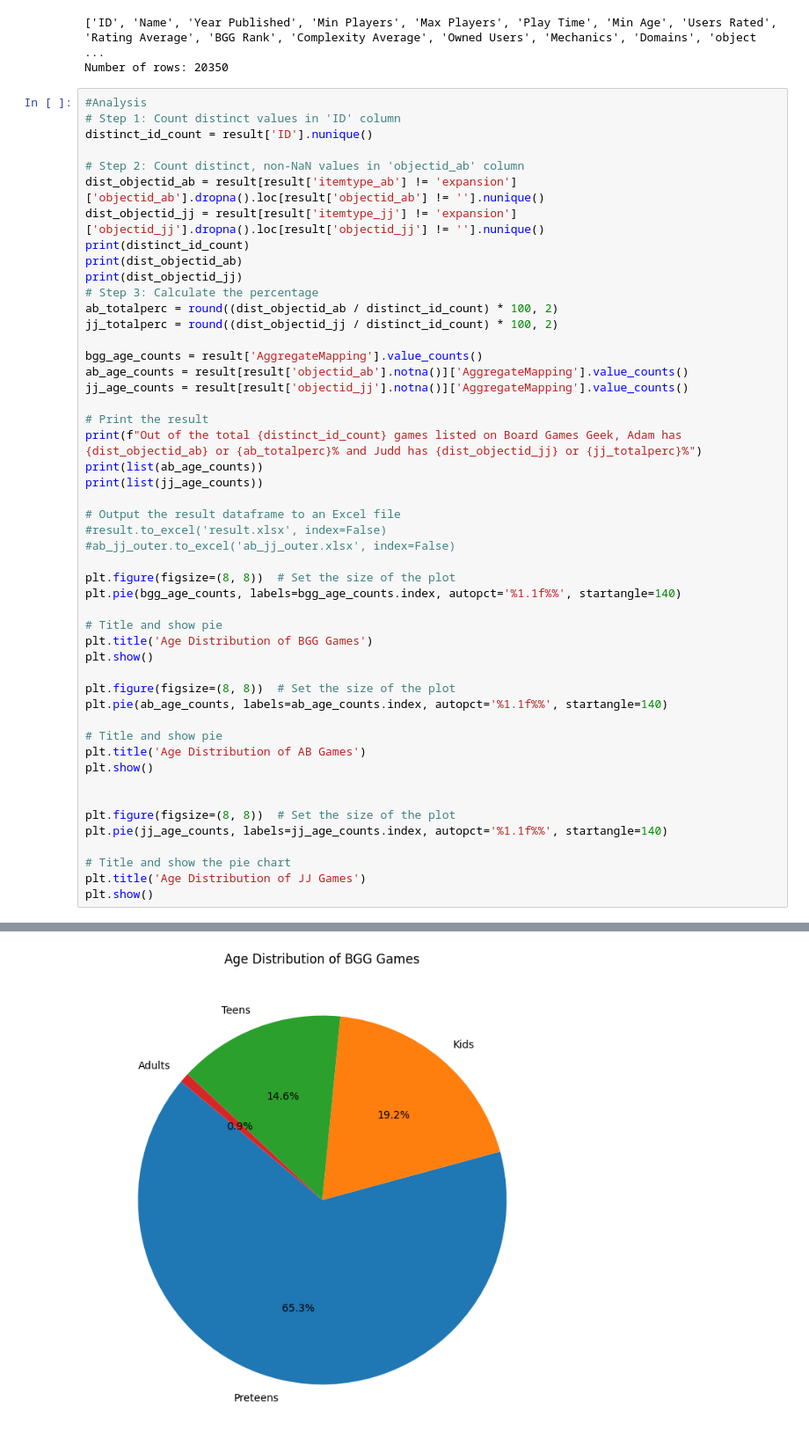
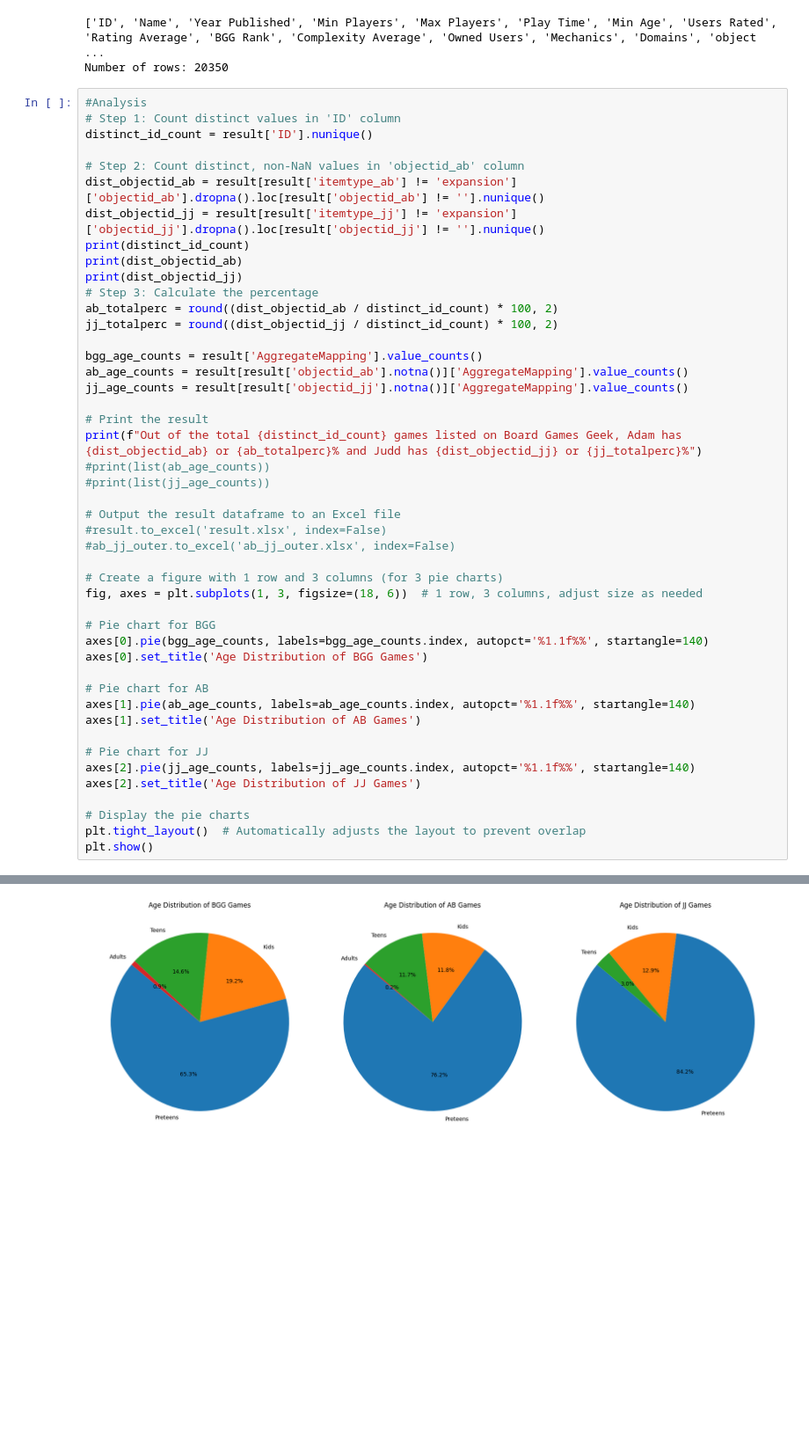
Before and after one commit to tanis2116/Board_Game_Analysis, a Jupyter notebook: Board Game Analsyis.ipynb, the cells around one changed output, grey strips where cells are left out. Shown at 88% size. Drawn from its saved outputs; the diff is of its cells as text; blank space fills up the shorter version.

```diff
--- a/Board Game Analsyis.ipynb
+++ b/Board Game Analsyis.ipynb
@@ -82,34 +82,31 @@ jj_age_counts = result[result['objectid_jj'].notna()]['AggregateMapping'].value_
 
 # Print the result
 print(f"Out of the total {distinct_id_count} games listed on Board Games Geek, Adam has {dist_objectid_ab} or {ab_totalperc}% and Judd has {dist_objectid_jj} or {jj_totalperc}%")
-print(list(ab_age_counts))
-print(list(jj_age_counts))
+#print(list(ab_age_counts))
+#print(list(jj_age_counts))
 
 # Output the result dataframe to an Excel file
 #result.to_excel('result.xlsx', index=False)
 #ab_jj_outer.to_excel('ab_jj_outer.xlsx', index=False)
 
-plt.figure(figsize=(8, 8))  # Set the size of the plot
-plt.pie(bgg_age_counts, labels=bgg_age_counts.index, autopct='%1.1f%%', startangle=140)
+# Create a figure with 1 row and 3 columns (for 3 pie charts)
+fig, axes = plt.subplots(1, 3, figsize=(18, 6))  # 1 row, 3 columns, adjust size as needed
 
-# Title and show pie
-plt.title('Age Distribution of BGG Games')
+# Pie chart for BGG
+axes[0].pie(bgg_age_counts, labels=bgg_age_counts.index, autopct='%1.1f%%', startangle=140)
+axes[0].set_title('Age Distribution of BGG Games')
+
+# Pie chart for AB
+axes[1].pie(ab_age_counts, labels=ab_age_counts.index, autopct='%1.1f%%', startangle=140)
+axes[1].set_title('Age Distribution of AB Games')
+
+# Pie chart for JJ
+axes[2].pie(jj_age_counts, labels=jj_age_counts.index, autopct='%1.1f%%', startangle=140)
+axes[2].set_title('Age Distribution of JJ Games')
+
+# Display the pie charts
+plt.tight_layout()  # Automatically adjusts the layout to prevent overlap
 plt.show()
-
-plt.figure(figsize=(8, 8))  # Set the size of the plot
-plt.pie(ab_age_counts, labels=ab_age_counts.index, autopct='%1.1f%%', startangle=140)
-
-# Title and show pie
-plt.title('Age Distribution of AB Games')
-plt.show()
-
-
-plt.figure(figsize=(8, 8))  # Set the size of the plot
-plt.pie(jj_age_counts, labels=jj_age_counts.index, autopct='%1.1f%%', startangle=140)
-
-# Title and show the pie chart
-plt.title('Age Distribution of JJ Games')
-plt.show()
 # %% [output]
 20327
 1757
@@ -120 +115 @@ Out of the total 20327 games listed on Board Games Geek, Adam has 1757 or 8.64%
-[figure, old version]
+[figure, new version]
```
Also changed, not shown: parts of 1 cell of this notebook.
